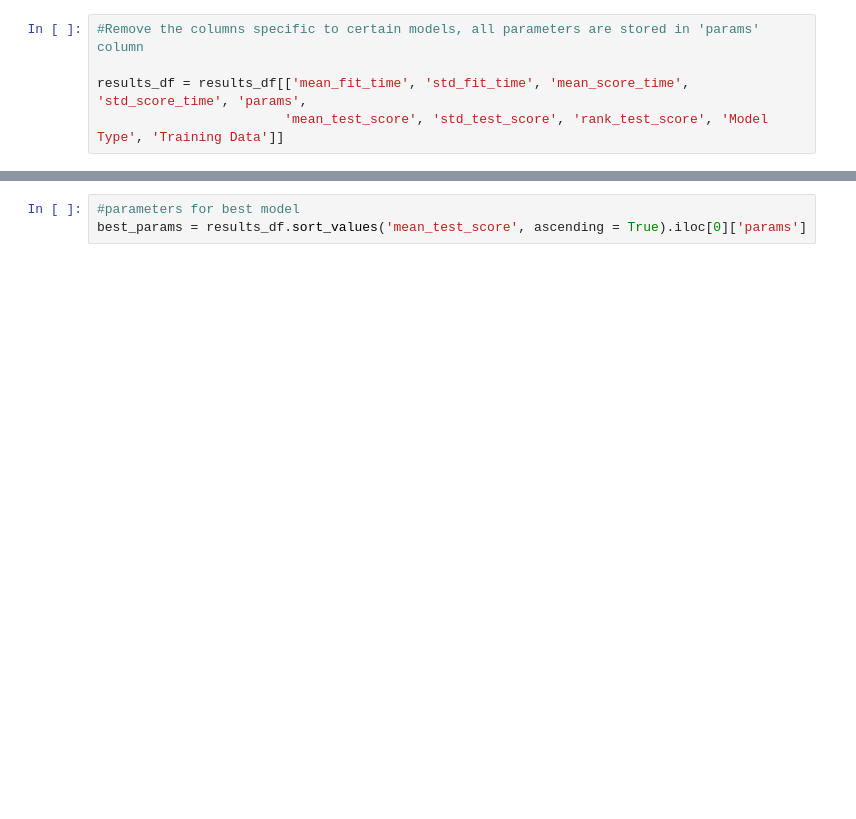
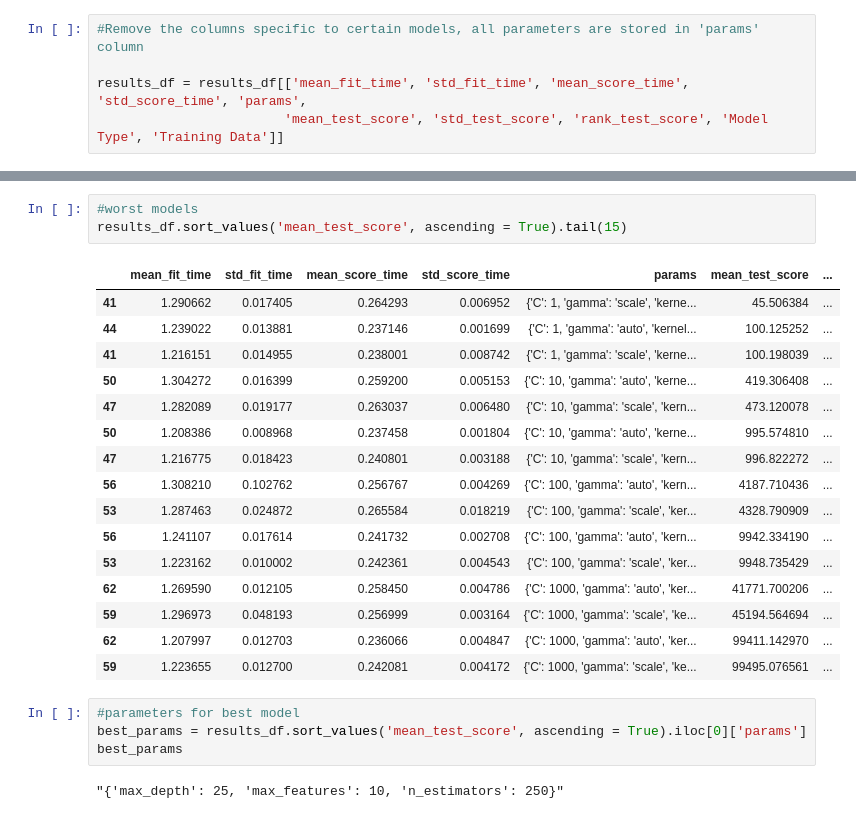
Before and after one commit to davekacz/NBA_Salary_Prediction, a Jupyter notebook: review_results.ipynb, the cells around one changed output, grey strips where cells are left out. Drawn from its saved outputs; the diff is of its cells as text; blank space fills up the shorter version.

```diff
--- a/review_results.ipynb
+++ b/review_results.ipynb
@@ -35,3 +71,26 @@ results_df.sort_values('mean_test_score', ascending = True)
+# %%
+#worst models
+results_df.sort_values('mean_test_score', ascending = True).tail(15)
+# %% [output]
+|  | mean_fit_time | std_fit_time | mean_score_time | std_score_time | params | mean_test_score | ... |
+| 41 | 1.290662 | 0.017405 | 0.264293 | 0.006952 | {'C': 1, 'gamma': 'scale', 'kerne... | 45.506384 | ... |
+| 44 | 1.239022 | 0.013881 | 0.237146 | 0.001699 | {'C': 1, 'gamma': 'auto', 'kernel... | 100.125252 | ... |
+| 41 | 1.216151 | 0.014955 | 0.238001 | 0.008742 | {'C': 1, 'gamma': 'scale', 'kerne... | 100.198039 | ... |
+| 50 | 1.304272 | 0.016399 | 0.259200 | 0.005153 | {'C': 10, 'gamma': 'auto', 'kerne... | 419.306408 | ... |
+| 47 | 1.282089 | 0.019177 | 0.263037 | 0.006480 | {'C': 10, 'gamma': 'scale', 'kern... | 473.120078 | ... |
+| 50 | 1.208386 | 0.008968 | 0.237458 | 0.001804 | {'C': 10, 'gamma': 'auto', 'kerne... | 995.574810 | ... |
+| 47 | 1.216775 | 0.018423 | 0.240801 | 0.003188 | {'C': 10, 'gamma': 'scale', 'kern... | 996.822272 | ... |
+| 56 | 1.308210 | 0.102762 | 0.256767 | 0.004269 | {'C': 100, 'gamma': 'auto', 'kern... | 4187.710436 | ... |
+| 53 | 1.287463 | 0.024872 | 0.265584 | 0.018219 | {'C': 100, 'gamma': 'scale', 'ker... | 4328.790909 | ... |
+| 56 | 1.241107 | 0.017614 | 0.241732 | 0.002708 | {'C': 100, 'gamma': 'auto', 'kern... | 9942.334190 | ... |
+| 53 | 1.223162 | 0.010002 | 0.242361 | 0.004543 | {'C': 100, 'gamma': 'scale', 'ker... | 9948.735429 | ... |
+| 62 | 1.269590 | 0.012105 | 0.258450 | 0.004786 | {'C': 1000, 'gamma': 'auto', 'ker... | 41771.700206 | ... |
+| 59 | 1.296973 | 0.048193 | 0.256999 | 0.003164 | {'C': 1000, 'gamma': 'scale', 'ke... | 45194.564694 | ... |
+| 62 | 1.207997 | 0.012703 | 0.236066 | 0.004847 | {'C': 1000, 'gamma': 'auto', 'ker... | 99411.142970 | ... |
+| 59 | 1.223655 | 0.012700 | 0.242081 | 0.004172 | {'C': 1000, 'gamma': 'scale', 'ke... | 99495.076561 | ... |
 # %%
 #parameters for best model
 best_params = results_df.sort_values('mean_test_score', ascending = True).iloc[0]['params']
+best_params
+# %% [output]
+"{'max_depth': 25, 'max_features': 10, 'n_estimators': 250}"
```
Also changed, not shown: parts of 26 cells of this notebook, 10 other files.
